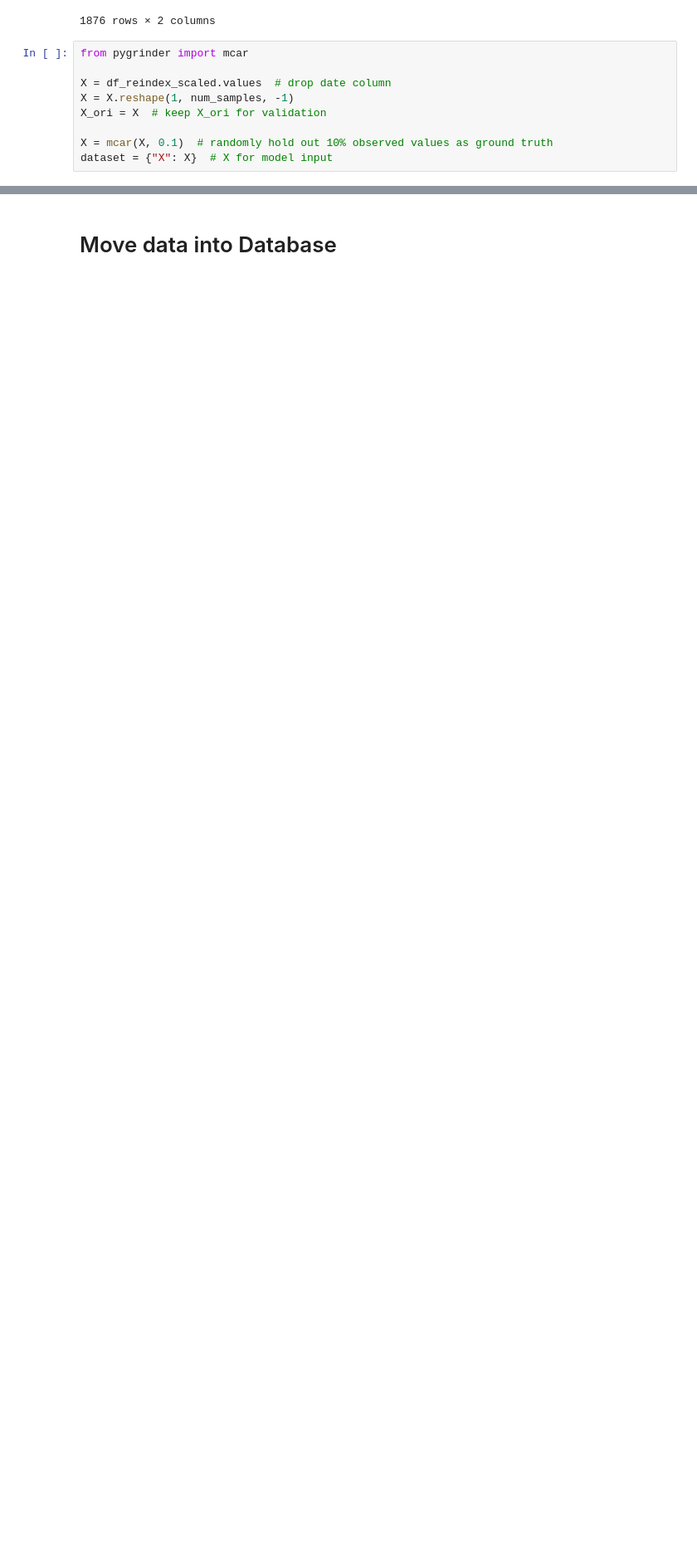
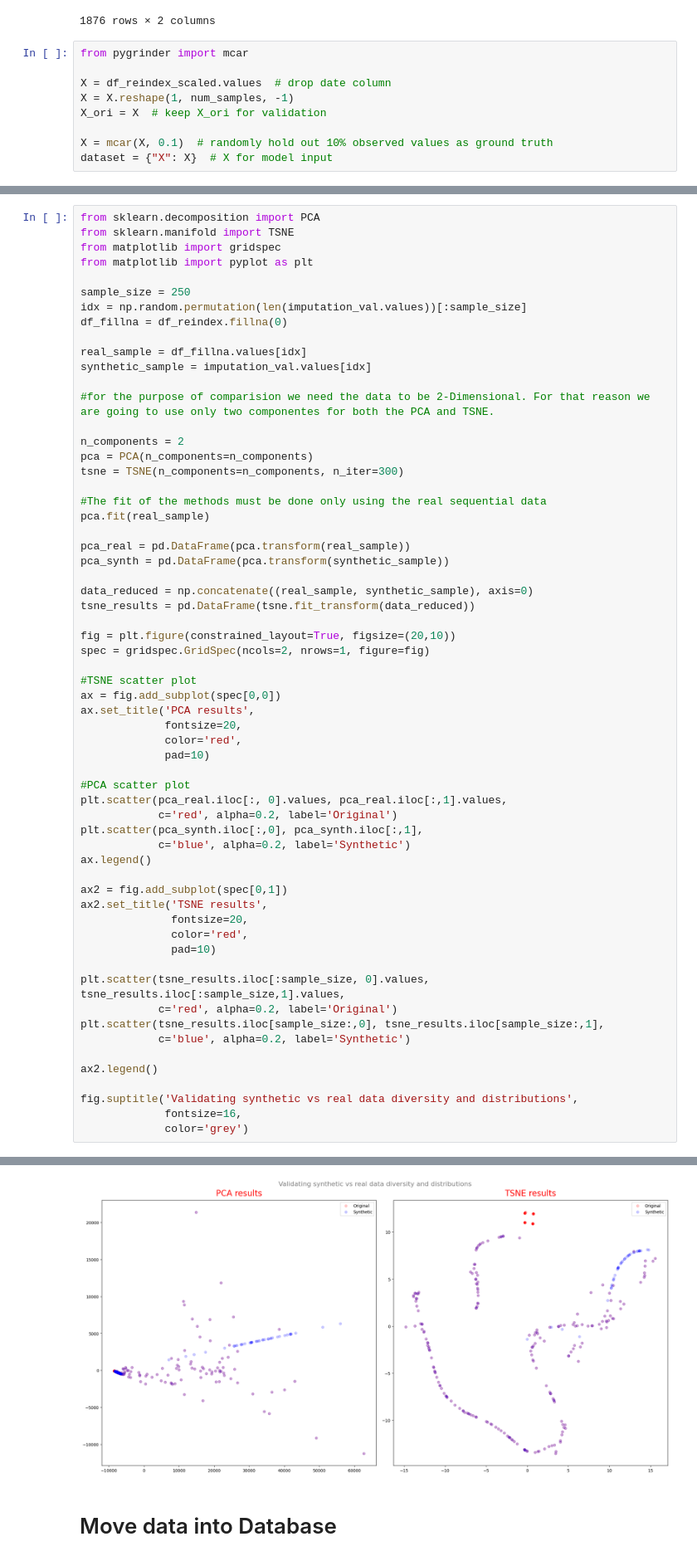
Before and after one commit to jiadol/Travel_Ml, a Jupyter notebook: notebooks/imputation.ipynb, the cells around one changed output, grey strips where cells are left out. Shown: that part at 83% size. Saved outputs shown, nothing was run; the diff lists cells and outputs as text; blank space fills up the shorter version.

```diff
--- a/notebooks/imputation.ipynb
+++ b/notebooks/imputation.ipynb
@@ -229,0 +225,62 @@ plt.show()
+# %%
+from sklearn.decomposition import PCA
+from sklearn.manifold import TSNE
+from matplotlib import gridspec
+from matplotlib import pyplot as plt
+
+sample_size = 250
+idx = np.random.permutation(len(imputation_val.values))[:sample_size]
+df_fillna = df_reindex.fillna(0)
+
+real_sample = df_fillna.values[idx]
+synthetic_sample = imputation_val.values[idx]
+
+#for the purpose of comparision we need the data to be 2-Dimensional. For that reason we are going to use only two componentes for both the PCA and TSNE.
+
+n_components = 2
+pca = PCA(n_components=n_components)
+tsne = TSNE(n_components=n_components, n_iter=300)
+
+#The fit of the methods must be done only using the real sequential data
+pca.fit(real_sample)
+
+pca_real = pd.DataFrame(pca.transform(real_sample))
+pca_synth = pd.DataFrame(pca.transform(synthetic_sample))
+
+data_reduced = np.concatenate((real_sample, synthetic_sample), axis=0)
+tsne_results = pd.DataFrame(tsne.fit_transform(data_reduced))
+
+fig = plt.figure(constrained_layout=True, figsize=(20,10))
+spec = gridspec.GridSpec(ncols=2, nrows=1, figure=fig)
+
+#TSNE scatter plot
+ax = fig.add_subplot(spec[0,0])
+ax.set_title('PCA results',
+             fontsize=20,
+             color='red',
+             pad=10)
+
+#PCA scatter plot
+plt.scatter(pca_real.iloc[:, 0].values, pca_real.iloc[:,1].values,
+            c='red', alpha=0.2, label='Original')
+plt.scatter(pca_synth.iloc[:,0], pca_synth.iloc[:,1],
+            c='blue', alpha=0.2, label='Synthetic')
+ax.legend()
+
+ax2 = fig.add_subplot(spec[0,1])
+ax2.set_title('TSNE results',
+              fontsize=20,
+              color='red',
+              pad=10)
+
+plt.scatter(tsne_results.iloc[:sample_size, 0].values, tsne_results.iloc[:sample_size,1].values,
+            c='red', alpha=0.2, label='Original')
+plt.scatter(tsne_results.iloc[sample_size:,0], tsne_results.iloc[sample_size:,1],
+            c='blue', alpha=0.2, label='Synthetic')
+
+ax2.legend()
+
+fig.suptitle('Validating synthetic vs real data diversity and distributions',
+             fontsize=16,
+             color='grey')
+# %% [output]
@@ -230,3 +288,4 @@ plt.show()
+[figure, added]
 # %% [markdown]
 # Move data into Database
 # %%
```
Also changed, not shown: parts of 7 cells of this notebook, 1 other file.
